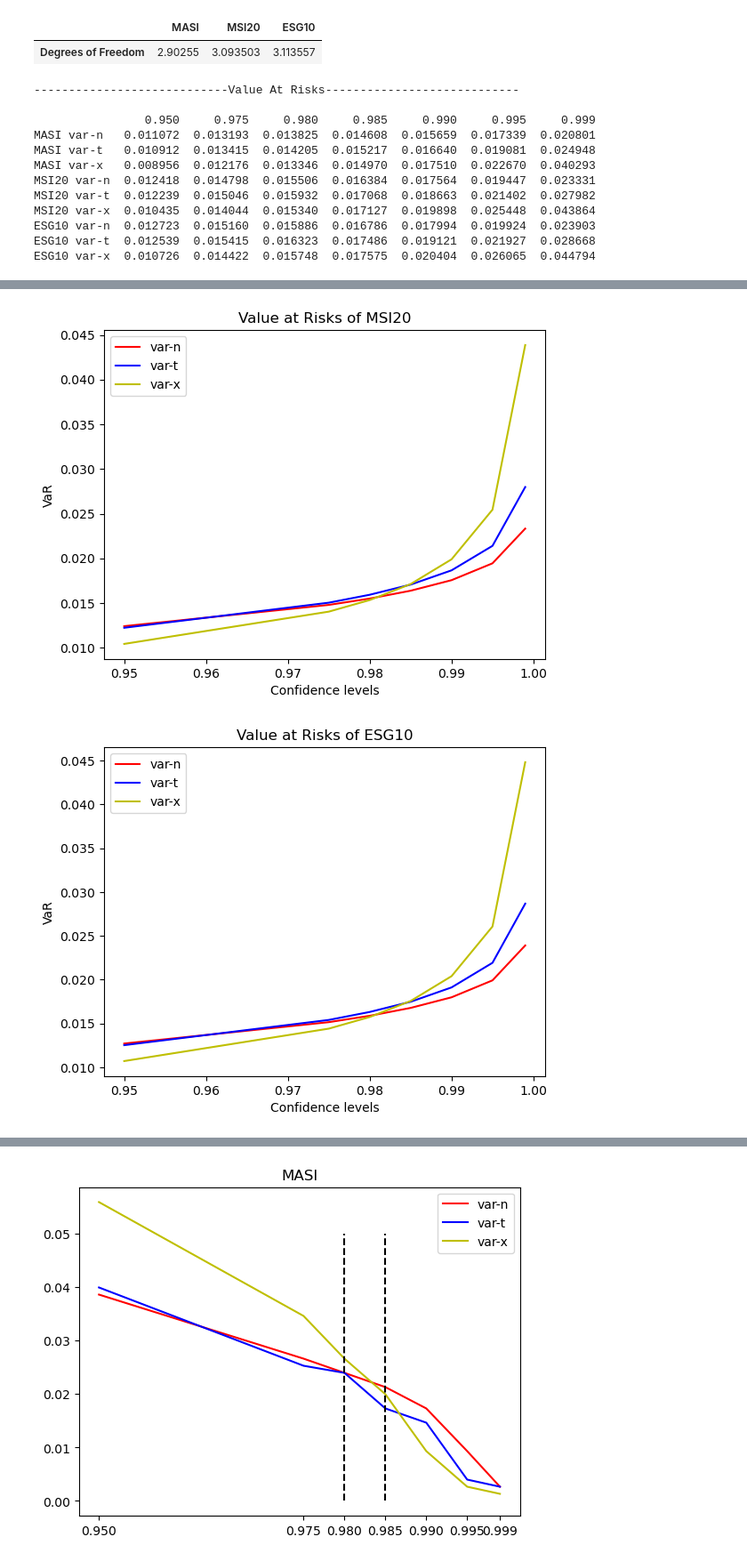
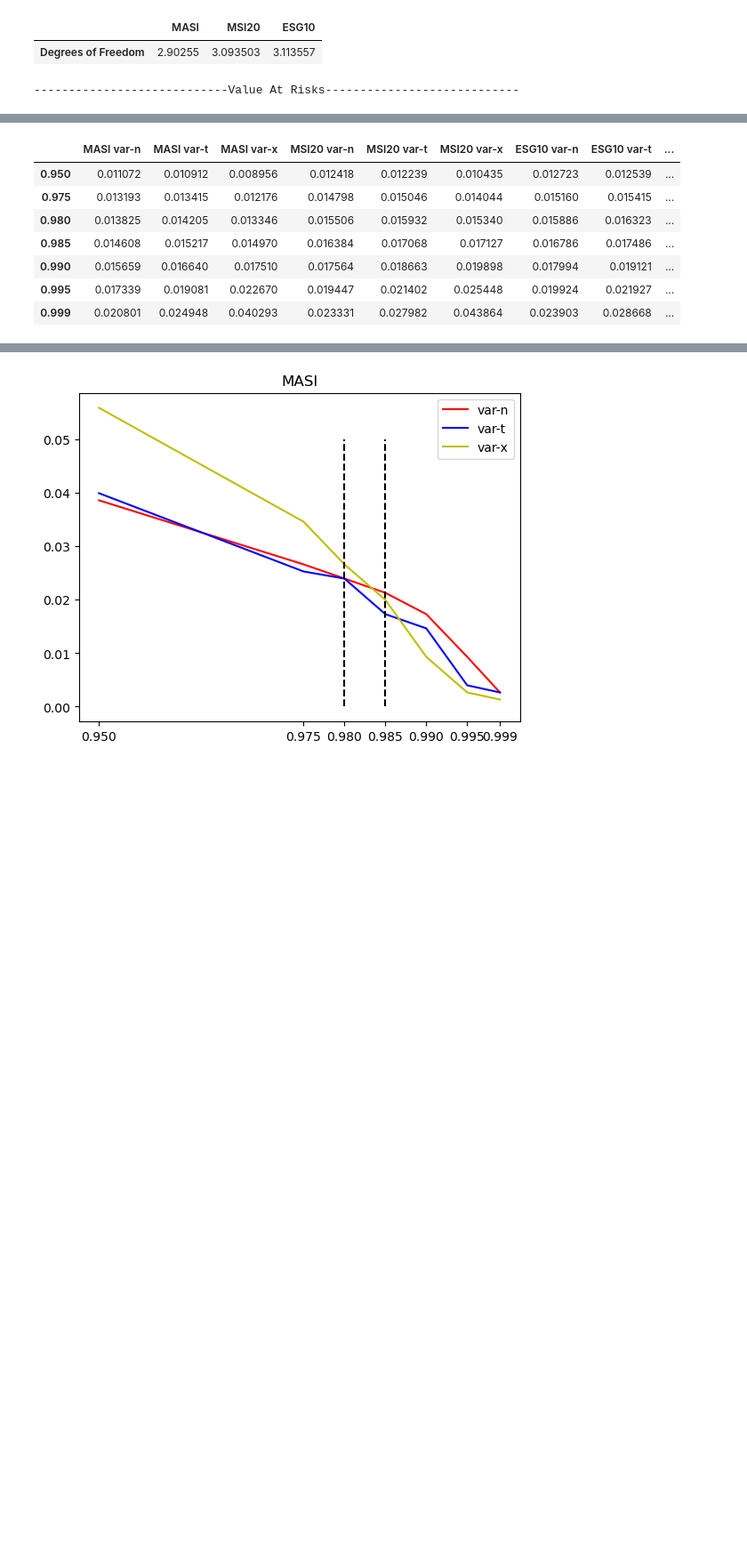
Before and after one commit to ouzlimnadir/VaR, a Jupyter notebook: VaR.ipynb, the cells around one changed output, grey strips where cells are left out. Shown: that part at 89% size. Drawn from its saved outputs; the diff is of its cells as text; code cells hidden in the pictures; blank space fills up the shorter version.

```diff
--- a/VaR.ipynb
+++ b/VaR.ipynb
@@ -184,28 +213,11 @@ for ticker in tickers:
     tableau_var[ticker+' var-t'] = var_t
     tableau_var[ticker+' var-x'] = var_x
 # %%
+# saving in csv file
+tableau_var.to_csv('results/csv/var.csv')
+
+# Output the Value at Risks
 print('----------------------------Value At Risks----------------------------\n')
-print(tableau_var.T)
-
-for ticker in tickers :
-    for v,c in zip(var_ntx,col) :
-        plt.plot(tableau_var[ticker+' '+v],color=c,label=v)
-    plt.xlabel('Confidence levels')
-    plt.ylabel('VaR')
-    plt.title(f'Value at Risks of {ticker}')
-    plt.legend()
-    plt.savefig(folderIMG+'var_'+ticker+png)
-    plt.show()
+tableau_var
 # %% [output]
 ----------------------------Value At Risks----------------------------
-
-                0.950     0.975     0.980     0.985     0.990     0.995     0.999
-MASI var-n   0.011072  0.013193  0.013825  0.014608  0.015659  0.017339  0.020801
-MASI var-t   0.010912  0.013415  0.014205  0.015217  0.016640  0.019081  0.024948
-MASI var-x   0.008956  0.012176  0.013346  0.014970  0.017510  0.022670  0.040293
-MSI20 var-n  0.012418  0.014798  0.015506  0.016384  0.017564  0.019447  0.023331
-MSI20 var-t  0.012239  0.015046  0.015932  0.017068  0.018663  0.021402  0.027982
-MSI20 var-x  0.010435  0.014044  0.015340  0.017127  0.019898  0.025448  0.043864
-ESG10 var-n  0.012723  0.015160  0.015886  0.016786  0.017994  0.019924  0.023903
-ESG10 var-t  0.012539  0.015415  0.016323  0.017486  0.019121  0.021927  0.028668
-ESG10 var-x  0.010726  0.014422  0.015748  0.017575  0.020404  0.026065  0.044794
@@ -213,2 +224,8 @@ ESG10 var-x  0.010726  0.014422  0.015748  0.017575  0.020404  0.026065  0.04479
-[figure, removed]
-[figure, removed]
+|  | MASI var-n | MASI var-t | MASI var-x | MSI20 var-n | MSI20 var-t | MSI20 var-x | ESG10 var-n | ESG10 var-t | ... |
+| 0.950 | 0.011072 | 0.010912 | 0.008956 | 0.012418 | 0.012239 | 0.010435 | 0.012723 | 0.012539 | ... |
+| 0.975 | 0.013193 | 0.013415 | 0.012176 | 0.014798 | 0.015046 | 0.014044 | 0.015160 | 0.015415 | ... |
+| 0.980 | 0.013825 | 0.014205 | 0.013346 | 0.015506 | 0.015932 | 0.015340 | 0.015886 | 0.016323 | ... |
+| 0.985 | 0.014608 | 0.015217 | 0.014970 | 0.016384 | 0.017068 | 0.017127 | 0.016786 | 0.017486 | ... |
+| 0.990 | 0.015659 | 0.016640 | 0.017510 | 0.017564 | 0.018663 | 0.019898 | 0.017994 | 0.019121 | ... |
+| 0.995 | 0.017339 | 0.019081 | 0.022670 | 0.019447 | 0.021402 | 0.025448 | 0.019924 | 0.021927 | ... |
+| 0.999 | 0.020801 | 0.024948 | 0.040293 | 0.023331 | 0.027982 | 0.043864 | 0.023903 | 0.028668 | ... |
```
Also changed, not shown: parts of 10 cells of this notebook, 8 other files.
